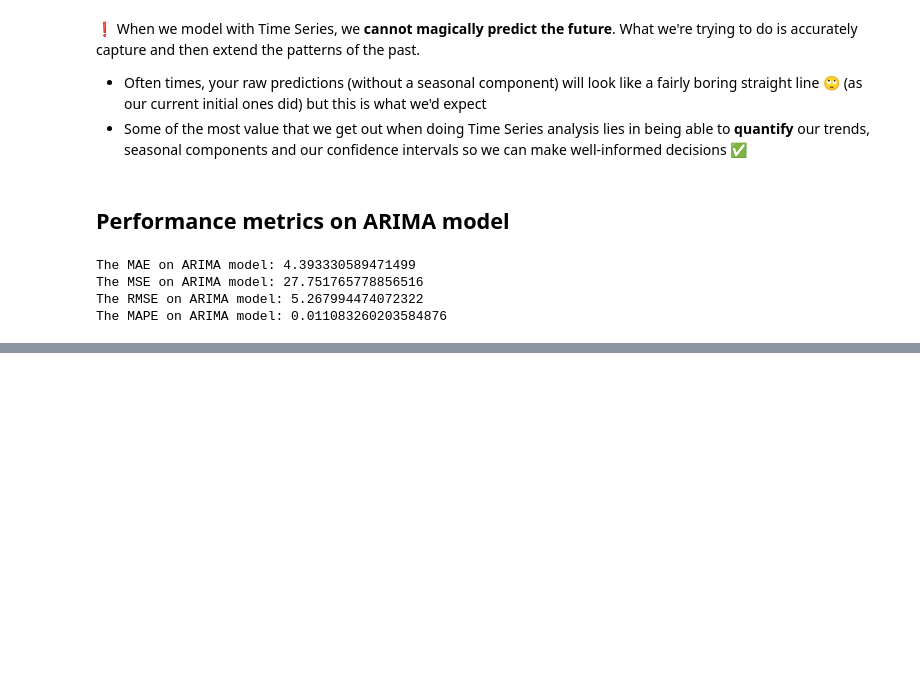
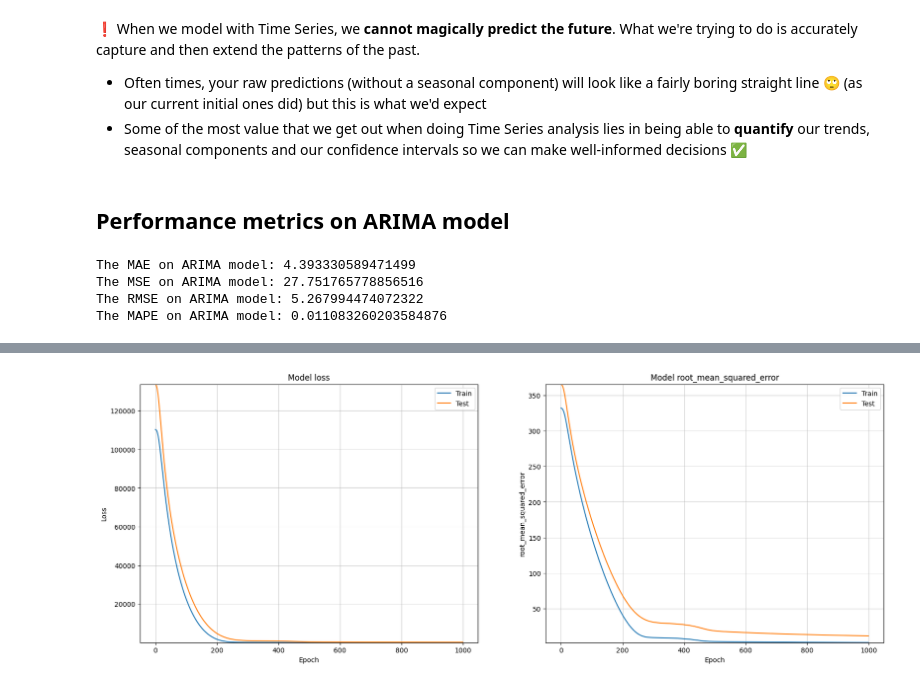
Before and after one commit to thcarole1/Carbon_Dioxide_Levels_in_Atmosphere, a Jupyter notebook: notebooks/Carbon dioxide levels prediction.ipynb, the cells around one changed output, grey strips where cells are left out. Drawn from its saved outputs; the diff is of its cells as text; code cells hidden in the pictures; blank space fills up the shorter version.

```diff
--- a/notebooks/Carbon dioxide levels prediction.ipynb
+++ b/notebooks/Carbon dioxide levels prediction.ipynb
@@ -1022,0 +1228,5 @@ The MAPE on ARIMA model: 0.011083260203584876
+# %%
+# Visualization of history
+plot_loss_metric(history, 'root_mean_squared_error')
+# %% [output]
+[figure, added]
```
Also changed, not shown: parts of 32 cells of this notebook, 2 other files.
